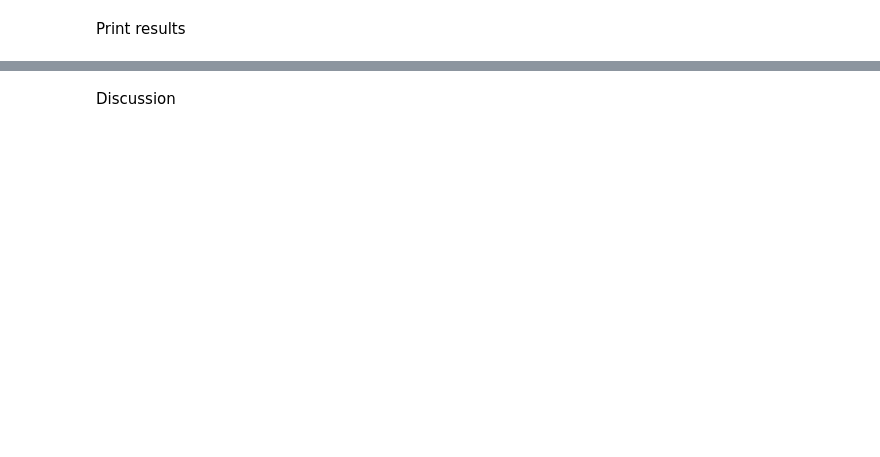
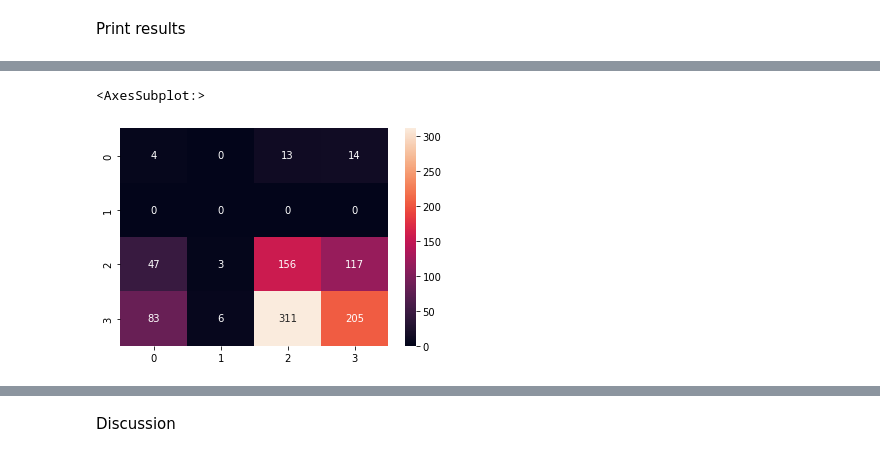
Before and after one commit to ldaeullary/alzheimer-detection, a Jupyter notebook: code/alzheimer-detection-notebook.ipynb, the cells around one changed output, grey strips where cells are left out. Cells and saved outputs as stored; diff of their text form; code cells hidden in the pictures; blank space fills up the shorter version.

```diff
--- a/code/alzheimer-detection-notebook.ipynb
+++ b/code/alzheimer-detection-notebook.ipynb
@@ -247,5 +265,8 @@ sns.heatmap(deep_cm, annot=True, fmt='d')
 # %%
-sns.heatmap(shallow_cm, annot=True, fmt='d')
+sb.heatmap(shallow_cm, annot=True, fmt='d')
+# %% [output]
+<AxesSubplot:>
+[figure, added]
 # %%
 # plot accuracy against epochs
 plt.title('Accuracy')
```
Also changed, not shown: parts of 13 cells of this notebook.
